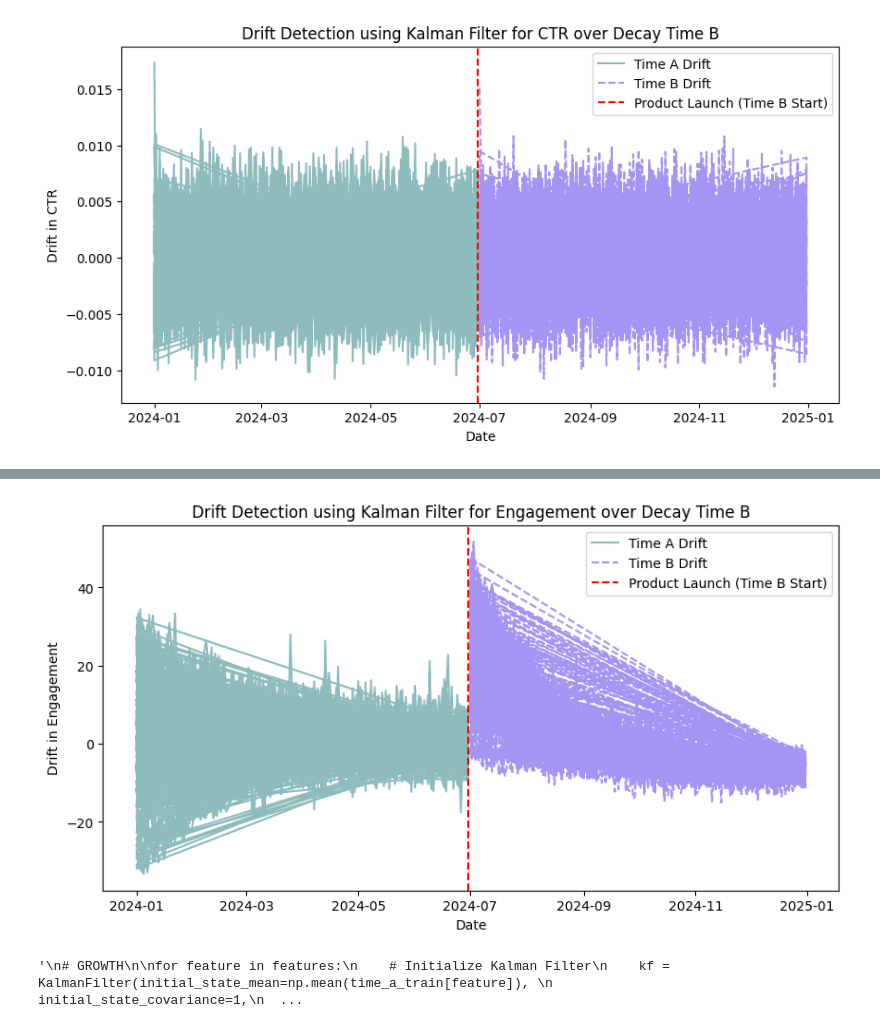
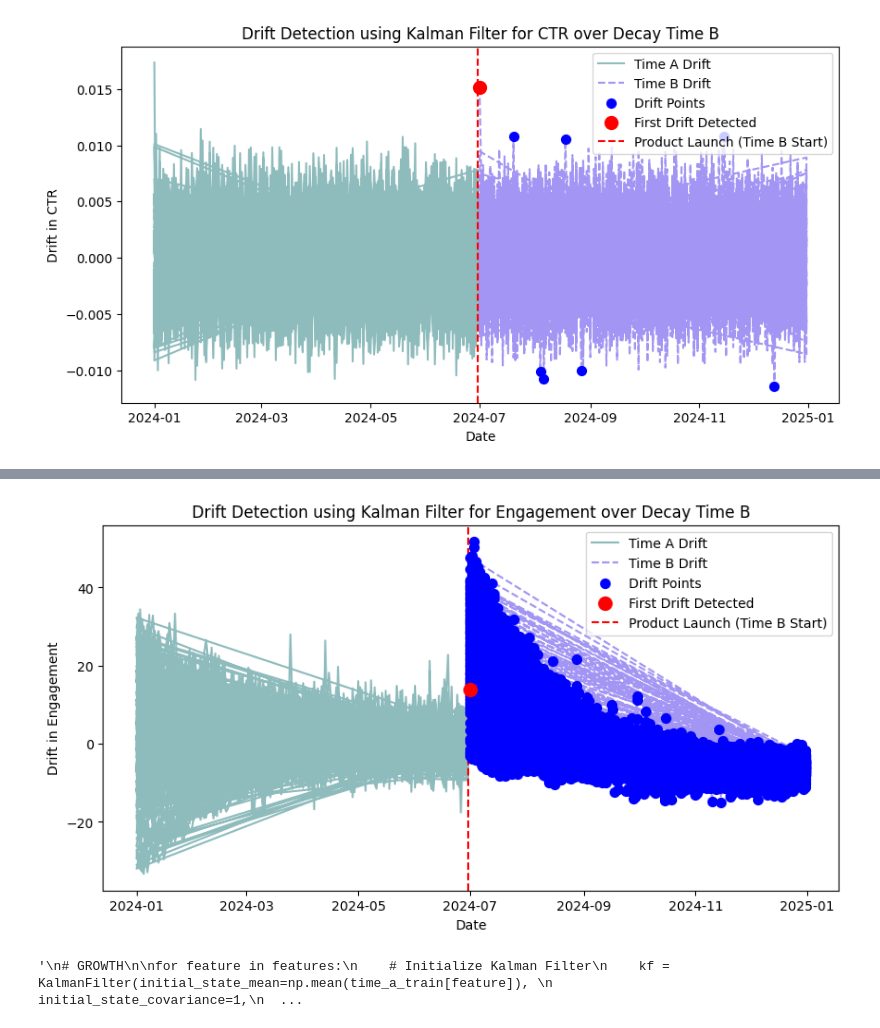
Before and after one commit to danieltabach/Drift-Detection, a Jupyter notebook: Kristen Models/KalmanFiltering.ipynb, the cells around one changed output, grey strips where cells are left out. Drawn from its saved outputs; the diff is of its cells as text; code cells hidden in the pictures.

Commit message:
KMF & Decay Rate Change

```diff
--- a/Kristen Models/KalmanFiltering.ipynb
+++ b/Kristen Models/KalmanFiltering.ipynb
@@ -33,6 +33,8 @@ features = ["CTR", "Engagement"]
 # %%
 # Split Time A into 80% training and 20% testing
 time_a_train, time_a_test = train_test_split(time_a_df, test_size=0.2, random_state=42, shuffle=True)
+
+drift_threshold = 0.01
 # %%
 # DECAY
 
@@ -60,11 +62,38 @@ for feature in features:
     drift_time_a = time_a_df[feature].values - filtered_state_means_a.flatten()
     drift_time_b_decay = time_b_decay_df[feature].values - filtered_state_means_b.flatten()
 
+
+    # Detect all points where drift exceeds threshold
+    drift_indices = np.where(np.abs(drift_time_b_decay) > drift_threshold)[0]
+
+    # Store detected drift points
+    drift_dates = time_b_decay_df["Date"].iloc[drift_indices]
+    drift_values = drift_time_b_decay[drift_indices]
+
+    # Identify first detected drift event
+    first_drift_date = None
+    first_drift_value = None
+
+    if len(drift_indices) > 0:
+        first_drift_date = drift_dates.iloc[0]
+        first_drift_value = drift_values[0]
+        print(f"First Drift detected for {feature} on {first_drift_date} with deviation of {first_drift_value:.6f}")
+
     # Plot drift over time
     plt.figure(figsize=(10, 5))
     plt.plot(time_a_df["Date"], drift_time_a, label="Time A Drift", alpha=0.7, color="cadetblue")
-    plt.plot(time_b_decay_df["Date"], drift_time_b_decay, label="Time B Drift", alpha=0.7, color = "mediumslateblue", linestyle="dashed")
+    plt.plot(time_b_decay_df["Date"], drift_time_b_decay, label="Time B Drift", alpha=0.7, color="mediumslateblue", linestyle="dashed")
+
+    # Mark all drift points
+    plt.scatter(drift_dates, drift_values, color="blue", label="Drift Points", zorder=3, s=50)
+
+    # Highlight first drift detection separately
+    if first_drift_date:
+        plt.scatter(first_drift_date, first_drift_value, color="red", label="First Drift Detected", zorder=3, s=100)
+
+    # Mark product launch
     plt.axvline(x=time_a_df["Date"].iloc[-1], color="red", linestyle="--", label="Product Launch (Time B Start)")
+
     plt.xlabel("Date")
     plt.ylabel(f"Drift in {feature}")
     plt.title(f"Drift Detection using Kalman Filter for {feature} over Decay Time B")
@@ -74 +104 @@ for feature in features:
-[figure, old version]
+[figure, new version]
@@ -75,4 +106,4 @@ for feature in features:
-[figure, old version]
+[figure, new version]
 # %%
 """
 # GROWTH
```
Also changed, not shown: parts of 1 cell of this notebook, 1 other file.
